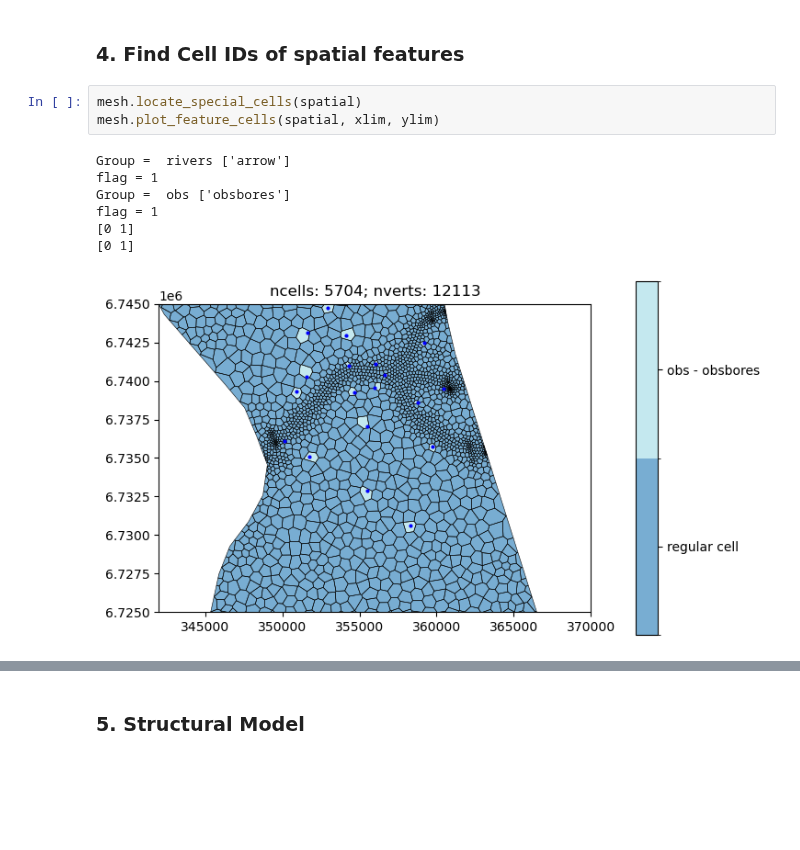
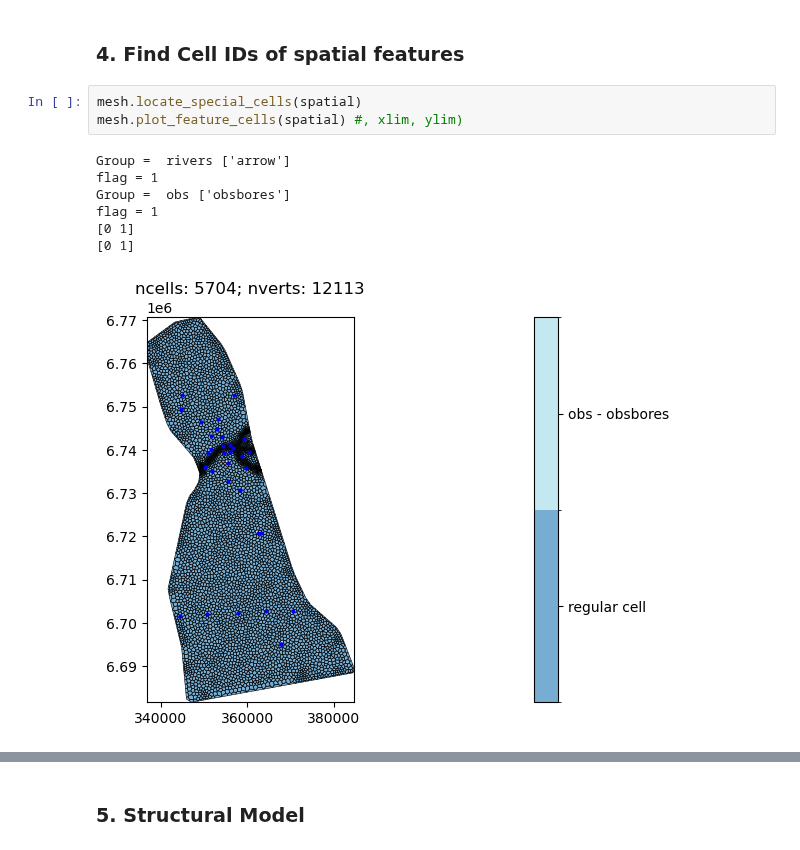
Before and after one commit to malvina-chmielarski/Otorowiri, a Jupyter notebook: scripts/Otorowiri_main.ipynb, the cells around one changed output, grey strips where cells are left out. Drawn from its saved outputs; the diff is of its cells as text; blank space fills up the shorter version.

```diff
--- a/scripts/Otorowiri_main.ipynb
+++ b/scripts/Otorowiri_main.ipynb
@@ -166,14 +178,14 @@ dem.plot_topo(mesh, levels = [0, 100, 200, 300, 400, 500, 600, 700])
 ### 4. Find Cell IDs of spatial features
 # %%
 mesh.locate_special_cells(spatial)
-mesh.plot_feature_cells(spatial, xlim, ylim)
+mesh.plot_feature_cells(spatial) #, xlim, ylim)
 # %% [output]
 Group =  rivers ['arrow']
 flag = 1
 Group =  obs ['obsbores']
 flag = 1
 [0 1]
 [0 1]
-[figure, old version]
+[figure, new version]
 # %%
 geodata_fname = '../data/data_geology/bore_data_Otorowiri.xlsx'
```
Also changed, not shown: parts of 13 cells of this notebook, 6 other files.
